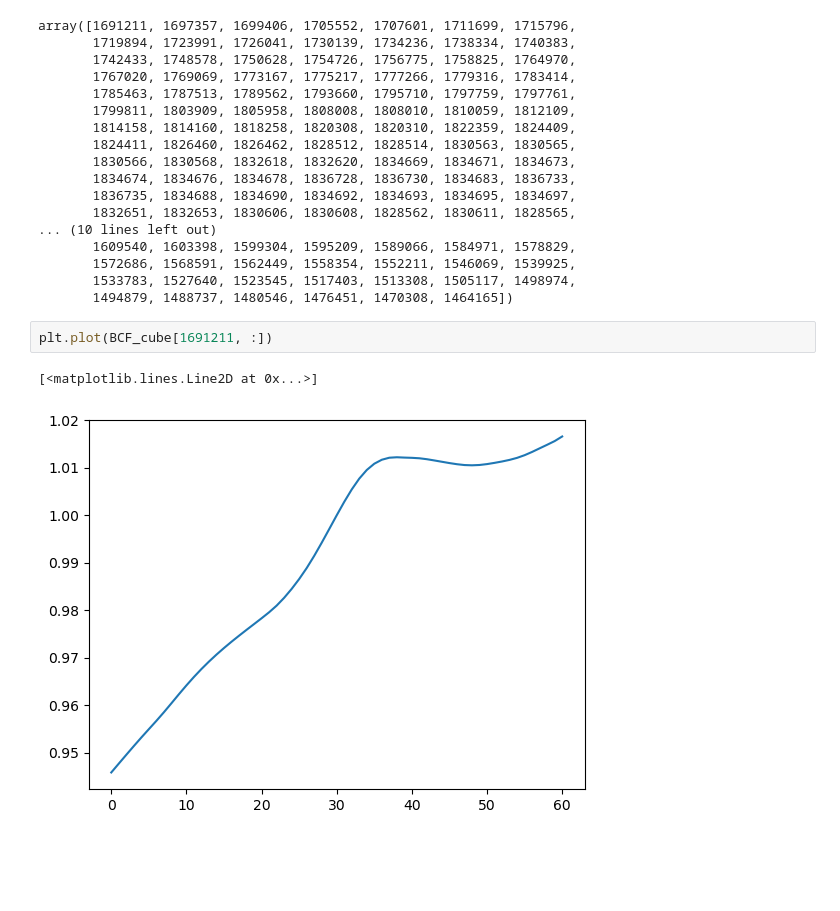
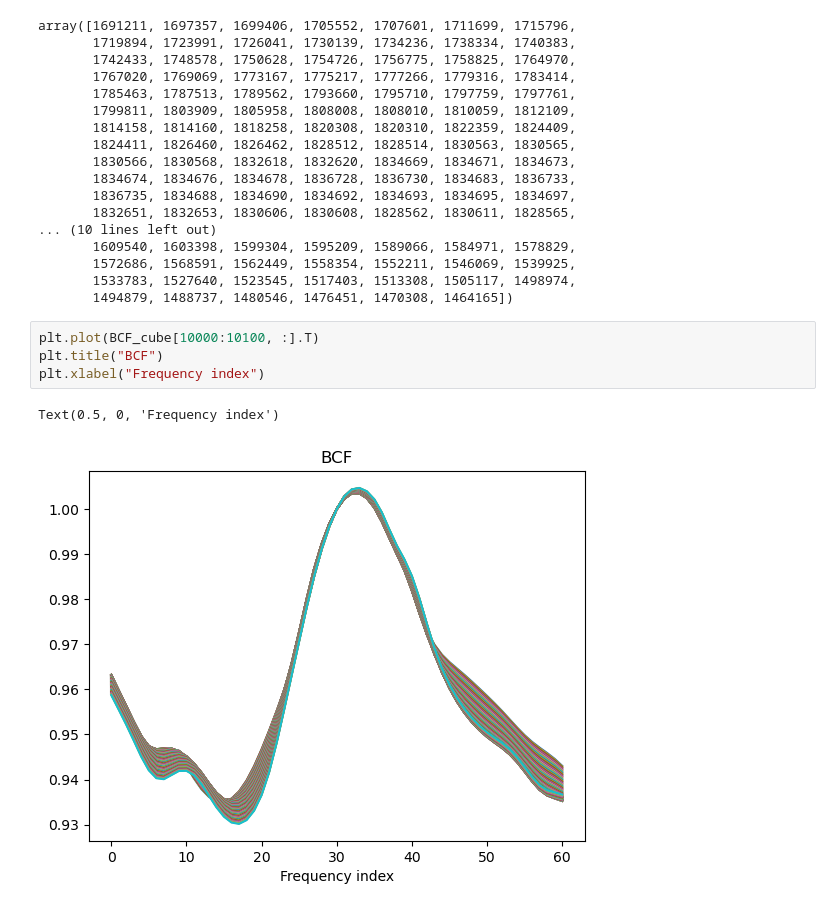
Before and after one commit to zzhang0123/MERS, a Jupyter notebook: fitting_foregrounds.ipynb, the cells around one changed output. Cells and saved outputs as stored; diff of their text form; blank space fills up the shorter version.

```diff
--- a/fitting_foregrounds.ipynb
+++ b/fitting_foregrounds.ipynb
@@ -205,8 +220,10 @@ array([1691211, 1697357, 1699406, 1705552, 1707601, 1711699, 1715796,
        1572686, 1568591, 1562449, 1558354, 1552211, 1546069, 1539925,
        1533783, 1527640, 1523545, 1517403, 1513308, 1505117, 1498974,
        1494879, 1488737, 1480546, 1476451, 1470308, 1464165])
-# %%
-plt.plot(BCF_cube[1691211, :])
-# %% [output]
-[<matplotlib.lines.Line2D at 0x...>]
-[figure, removed]
+# %%
+plt.plot(BCF_cube[10000:10100, :].T)
+plt.title("BCF")
+plt.xlabel("Frequency index")
+# %% [output]
+Text(0.5, 0, 'Frequency index')
+[figure, added]
```
Also changed, not shown: parts of 14 cells of this notebook, 5 other files.
